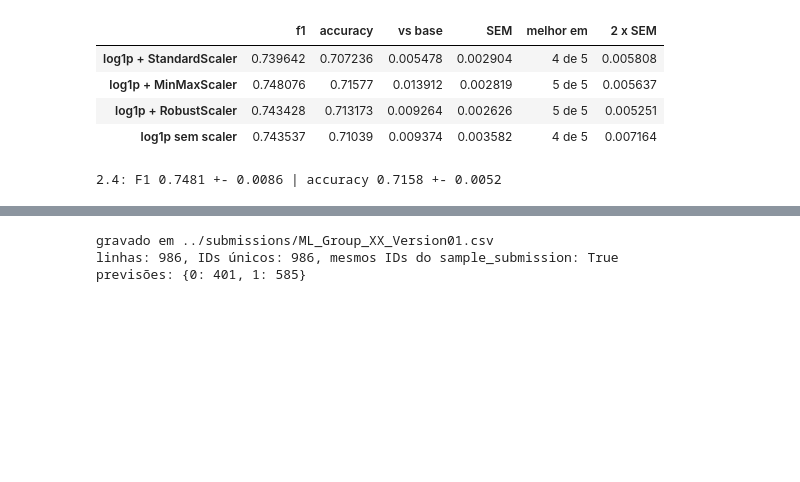
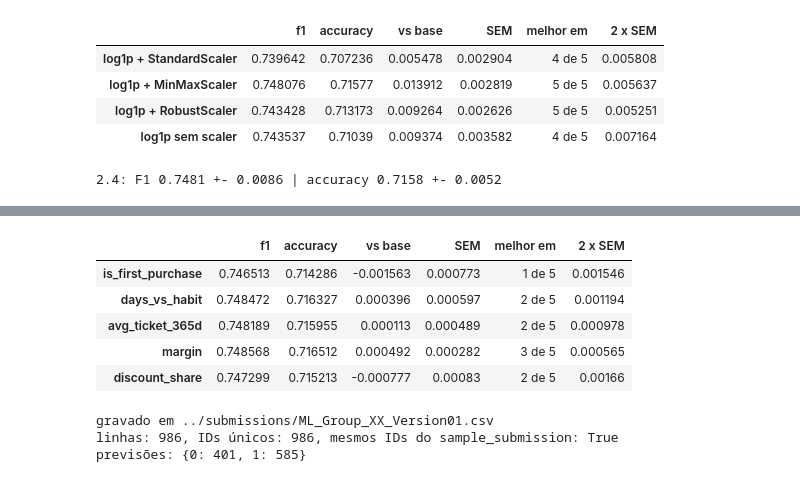
Before and after one commit to josebrites16/ML_project_2026-copia, a Jupyter notebook: notebooks/02_preprocessing.ipynb, the cells around one changed output, grey strips where cells are left out. Cells and saved outputs as stored; diff of their text form; code cells hidden in the pictures; blank space fills up the shorter version.

```diff
--- a/notebooks/02_preprocessing.ipynb
+++ b/notebooks/02_preprocessing.ipynb
@@ -479,0 +545,25 @@ print(f"2.4: F1 {result_24['f1'].mean():.4f} +- {sem(result_24['f1']):.4f}"
+# %%
+# Passo 4 - confirmação (não pedida no enunciado do 2.6): as mesmas features por cima da
+# receita do 2.4 (log1p + MinMaxScaler), contra `result_24`. Ajuda a decidir no 2.7.
+def prepare_with_24(names):
+    """prepare_24 + as features `names`; o log1p só mexe nas colunas originais (`skewed`)."""
+    def prepare(train, test):
+        train = add_features(blank_invalid(train), names)
+        test = add_features(blank_invalid(test), names)
+        train[skewed], test[skewed] = np.log1p(train[skewed]), np.log1p(test[skewed])
+        return prepare_base(train, test)
+    return prepare
+
+
+feature_runs_24 = {name: evaluate(prepare_with_24([name]), frame, splits, scaler=SCALER_24)
+                   for name in new_features}
+feature_table_24 = compare(feature_runs_24, result_24)
+feature_table_24["2 x SEM"] = 2 * feature_table_24["SEM"]
+feature_table_24.round(4)
+# %% [output]
+|  | f1 | accuracy | vs base | SEM | melhor em | 2 x SEM |
+| is_first_purchase | 0.746513 | 0.714286 | -0.001563 | 0.000773 | 1 de 5 | 0.001546 |
+| days_vs_habit | 0.748472 | 0.716327 | 0.000396 | 0.000597 | 2 de 5 | 0.001194 |
+| avg_ticket_365d | 0.748189 | 0.715955 | 0.000113 | 0.000489 | 2 de 5 | 0.000978 |
+| margin | 0.748568 | 0.716512 | 0.000492 | 0.000282 | 3 de 5 | 0.000565 |
+| discount_share | 0.747299 | 0.715213 | -0.000777 | 0.00083 | 2 de 5 | 0.00166 |
```
Also changed, not shown: parts of 4 cells of this notebook.
